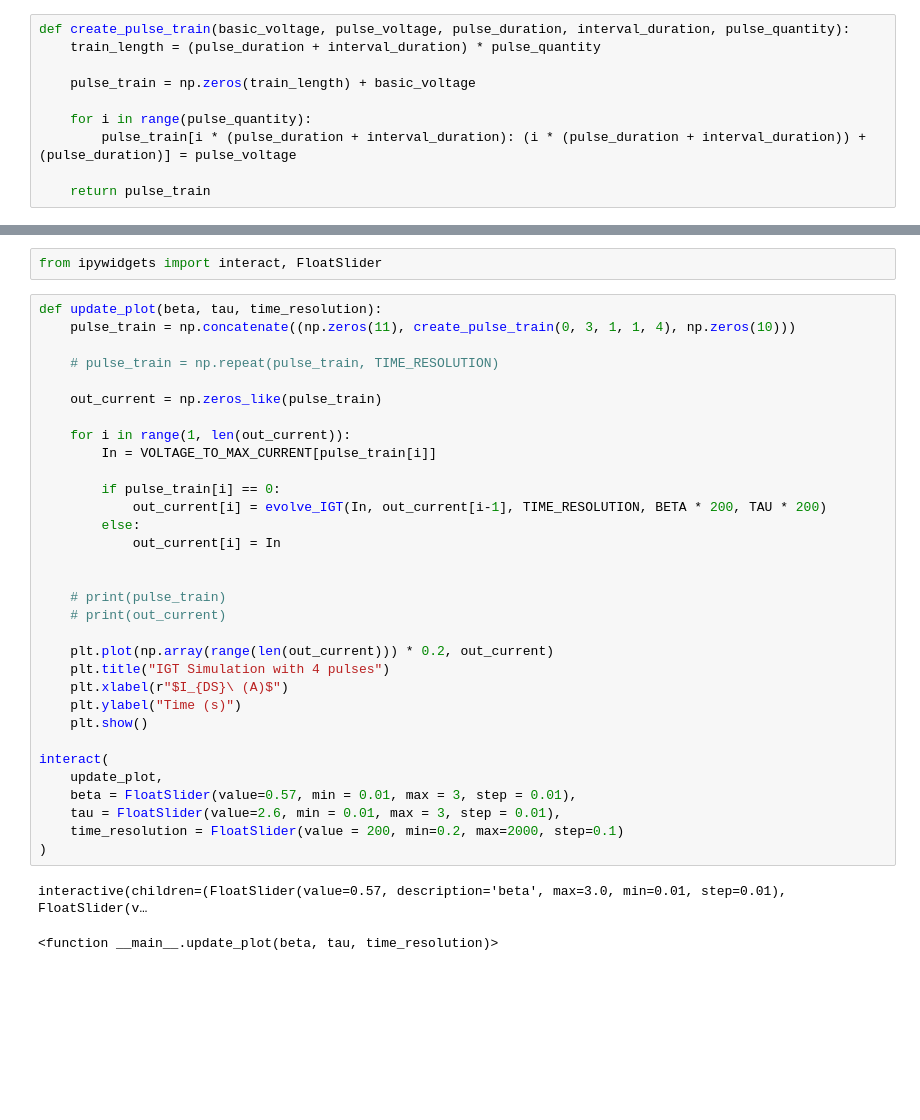
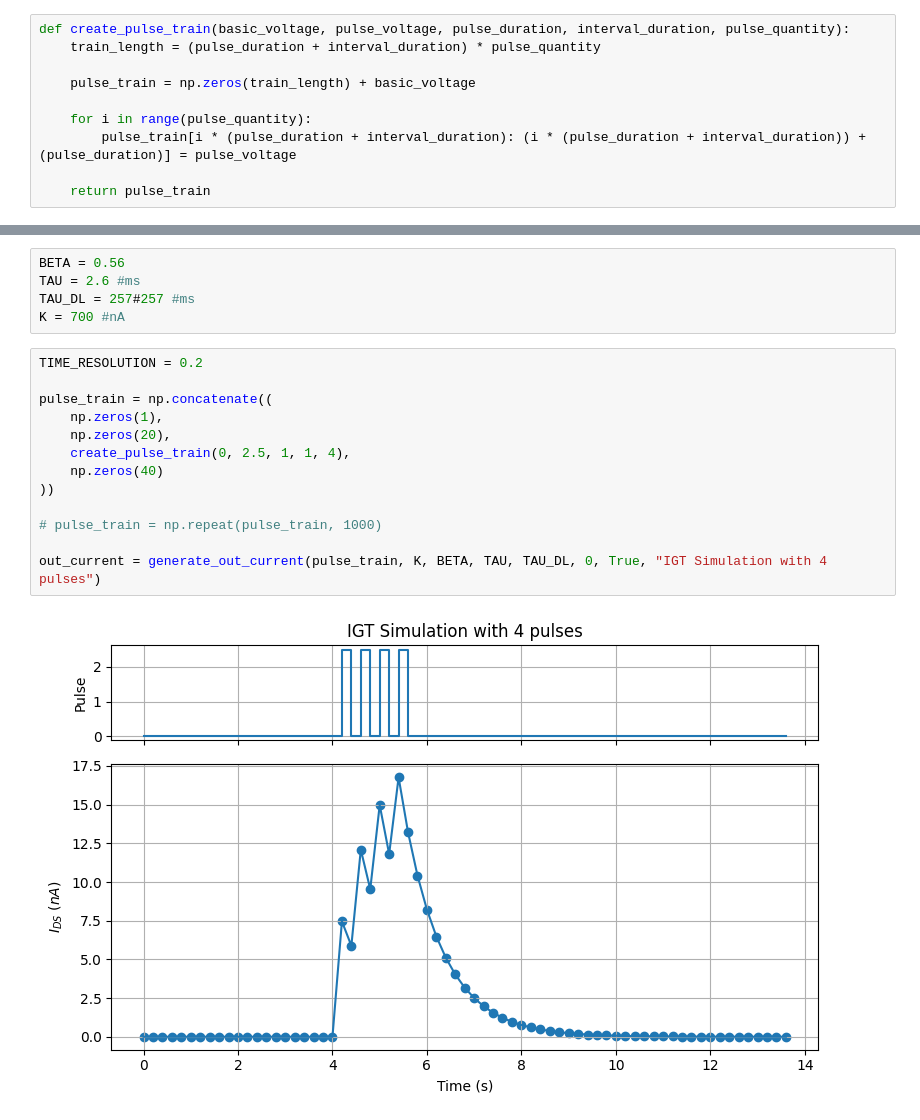
Before and after one commit to FipaLipe/IRIS, a Jupyter notebook: IGT_Simulation.ipynb, the cells around one changed output, grey strips where cells are left out. Saved outputs shown, nothing was run; the diff lists cells and outputs as text; blank space fills up the shorter version.

```diff
--- a/IGT_Simulation.ipynb
+++ b/IGT_Simulation.ipynb
@@ -190,37 +115,20 @@ plt.show()
-# %%
-from ipywidgets import interact, FloatSlider
-# %%
-def update_plot(beta, tau, time_resolution):
-    pulse_train = np.concatenate((np.zeros(11), create_pulse_train(0, 3, 1, 1, 4), np.zeros(10)))
-
-    # pulse_train = np.repeat(pulse_train, TIME_RESOLUTION)
-
-    out_current = np.zeros_like(pulse_train)
-
-    for i in range(1, len(out_current)):
-        In = VOLTAGE_TO_MAX_CURRENT[pulse_train[i]]
-
-        if pulse_train[i] == 0:
-            out_current[i] = evolve_IGT(In, out_current[i-1], TIME_RESOLUTION, BETA * 200, TAU * 200)
-        else:
-            out_current[i] = In
-
-
-    # print(pulse_train)
-    # print(out_current)
-
-    plt.plot(np.array(range(len(out_current))) * 0.2, out_current)
-    plt.title("IGT Simulation with 4 pulses")
-    plt.xlabel(r"$I_{DS}\ (A)$")
-    plt.ylabel("Time (s)")
-    plt.show()
-
-interact(
-    update_plot,
-    beta = FloatSlider(value=0.57, min = 0.01, max = 3, step = 0.01),
-    tau = FloatSlider(value=2.6, min = 0.01, max = 3, step = 0.01),
-    time_resolution = FloatSlider(value = 200, min=0.2, max=2000, step=0.1)
-)
-# %% [output]
-interactive(children=(FloatSlider(value=0.57, description='beta', max=3.0, min=0.01, step=0.01), FloatSlider(v…
-<function __main__.update_plot(beta, tau, time_resolution)>
+# %%
+BETA = 0.56
+TAU = 2.6 #ms
+TAU_DL = 257#257 #ms
+K = 700 #nA
+# %%
+TIME_RESOLUTION = 0.2
+
+pulse_train = np.concatenate((
+    np.zeros(1),
+    np.zeros(20),
+    create_pulse_train(0, 2.5, 1, 1, 4),
+    np.zeros(40)
+))
+
+# pulse_train = np.repeat(pulse_train, 1000)
+
+out_current = generate_out_current(pulse_train, K, BETA, TAU, TAU_DL, 0, True, "IGT Simulation with 4 pulses")
+# %% [output]
+[figure, added]
```
Also changed, not shown: parts of 13 cells of this notebook.
